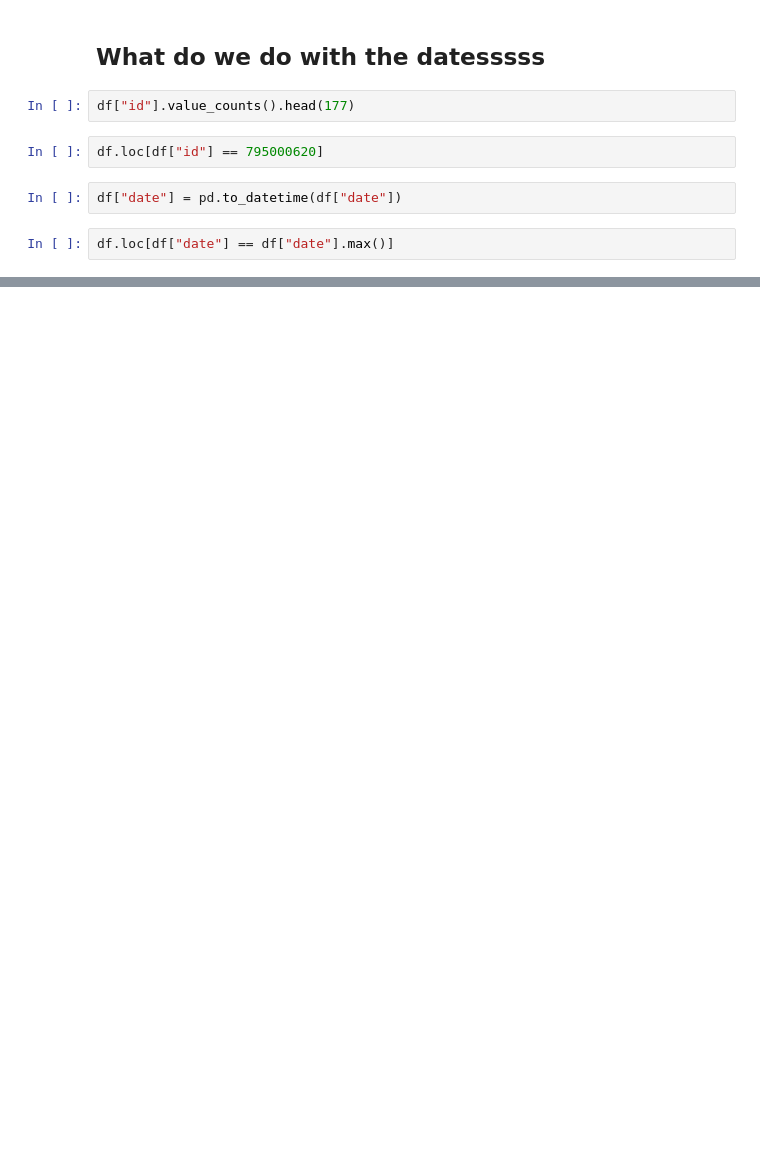
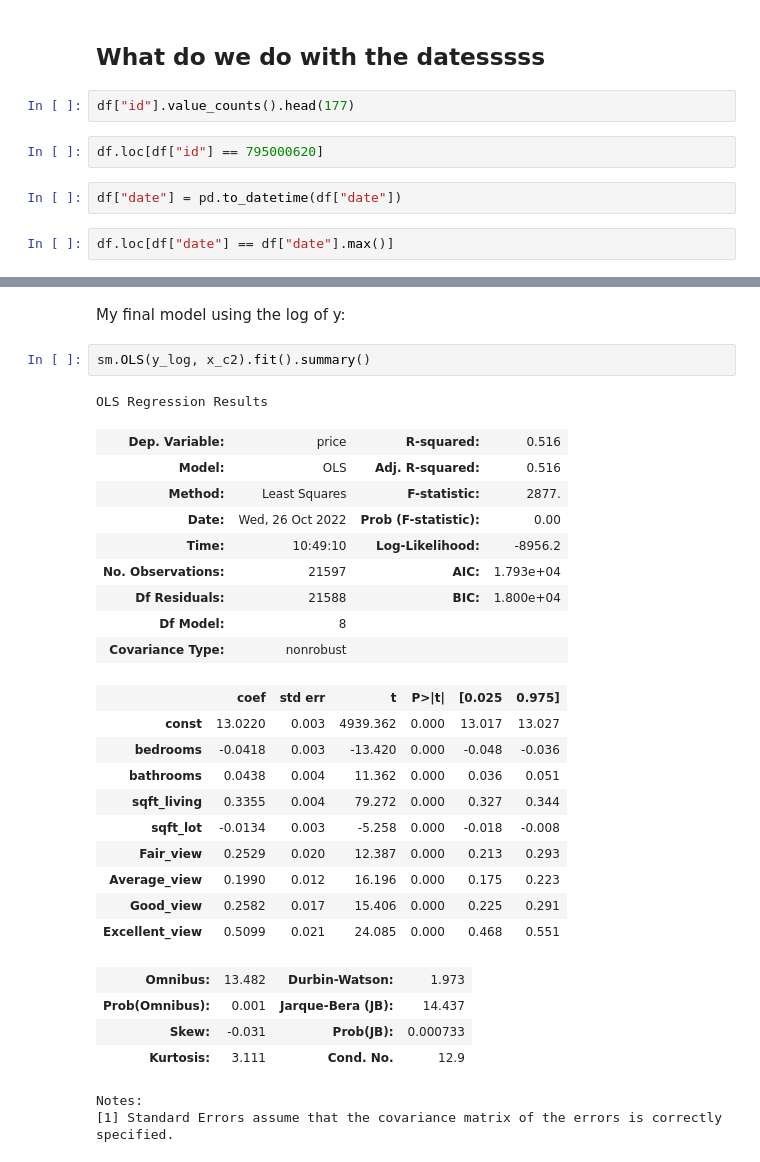
Before and after one commit to DrewFHolcombe/Housing-Sales-Analysis, a Jupyter notebook: Scratch Code/Drew.ipynb, the cells around one changed output, grey strips where cells are left out. Drawn from its saved outputs; the diff is of its cells as text; blank space fills up the shorter version.

```diff
--- a/Scratch Code/Drew.ipynb
+++ b/Scratch Code/Drew.ipynb
@@ -942,0 +391,31 @@ df.loc[df["date"] == df["date"].max()]
+# %% [markdown]
+My final model using the log of y:
+# %%
+sm.OLS(y_log, x_c2).fit().summary()
+# %% [output]
+OLS Regression Results
+| Dep. Variable: | price | R-squared: | 0.516 |
+| Model: | OLS | Adj. R-squared: | 0.516 |
+| Method: | Least Squares | F-statistic: | 2877. |
+| Date: | Wed, 26 Oct 2022 | Prob (F-statistic): | 0.00 |
+| Time: | 10:49:10 | Log-Likelihood: | -8956.2 |
+| No. Observations: | 21597 | AIC: | 1.793e+04 |
+| Df Residuals: | 21588 | BIC: | 1.800e+04 |
+| Df Model: | 8 |  |  |
+| Covariance Type: | nonrobust |  |  |
+|  | coef | std err | t | P>|t| | [0.025 | 0.975] |
+| const | 13.0220 | 0.003 | 4939.362 | 0.000 | 13.017 | 13.027 |
+| bedrooms | -0.0418 | 0.003 | -13.420 | 0.000 | -0.048 | -0.036 |
+| bathrooms | 0.0438 | 0.004 | 11.362 | 0.000 | 0.036 | 0.051 |
+| sqft_living | 0.3355 | 0.004 | 79.272 | 0.000 | 0.327 | 0.344 |
+| sqft_lot | -0.0134 | 0.003 | -5.258 | 0.000 | -0.018 | -0.008 |
+| Fair_view | 0.2529 | 0.020 | 12.387 | 0.000 | 0.213 | 0.293 |
+| Average_view | 0.1990 | 0.012 | 16.196 | 0.000 | 0.175 | 0.223 |
+| Good_view | 0.2582 | 0.017 | 15.406 | 0.000 | 0.225 | 0.291 |
+| Excellent_view | 0.5099 | 0.021 | 24.085 | 0.000 | 0.468 | 0.551 |
+| Omnibus: | 13.482 | Durbin-Watson: | 1.973 |
+| Prob(Omnibus): | 0.001 | Jarque-Bera (JB): | 14.437 |
+| Skew: | -0.031 | Prob(JB): | 0.000733 |
+| Kurtosis: | 3.111 | Cond. No. | 12.9 |
+Notes:
+[1] Standard Errors assume that the covariance matrix of the errors is correctly specified.
```
Also changed, not shown: parts of 82 cells of this notebook.
